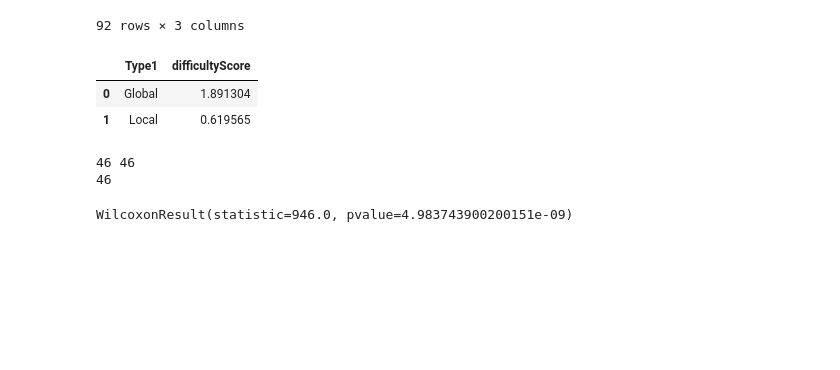
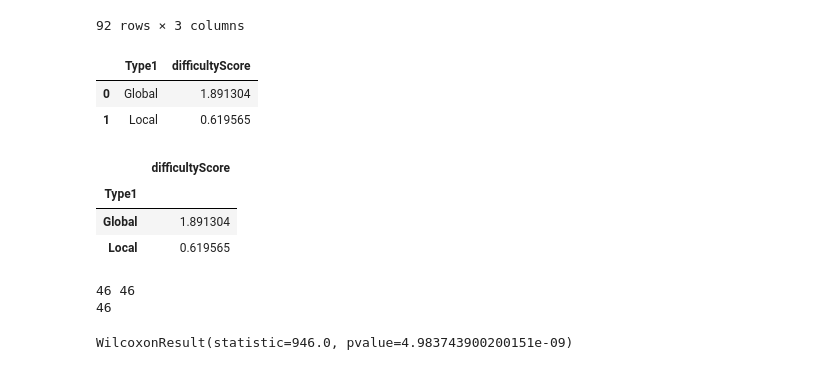
Before and after one commit to aminobest/BPM2023TaskType, a Jupyter notebook: analysis/Notebook1_ Basic_Analysis.ipynb, the cells around one changed output. Cells and saved outputs as stored; diff of their text form; code cells hidden in the pictures; blank space fills up the shorter version.

```diff
--- a/analysis/Notebook1_ Basic_Analysis.ipynb
+++ b/analysis/Notebook1_ Basic_Analysis.ipynb
@@ -321,6 +327,17 @@ perceivedDifficulty(percDifficultyData,['Type1'])
 |  | Type1 | difficultyScore |
 | 0 | Global | 1.891304 |
 | 1 | Local | 0.619565 |
+# %%
+#V2
+#Calculate mean per participant
+percDiff_part = perceivedDifficulty(percDifficultyData,['participant','Type1','Type2'])
+#Calculate descriptives
+percDiff_part.groupby('Type1').agg({'difficultyScore':'mean'})
+# %% [output]
+|  | difficultyScore |
+| Type1 |  |
+| Global | 1.891304 |
+| Local | 0.619565 |
 # %%
 #Inferential
 # %%
```
Also changed, not shown: parts of 6 cells of this notebook, 2 other files.
